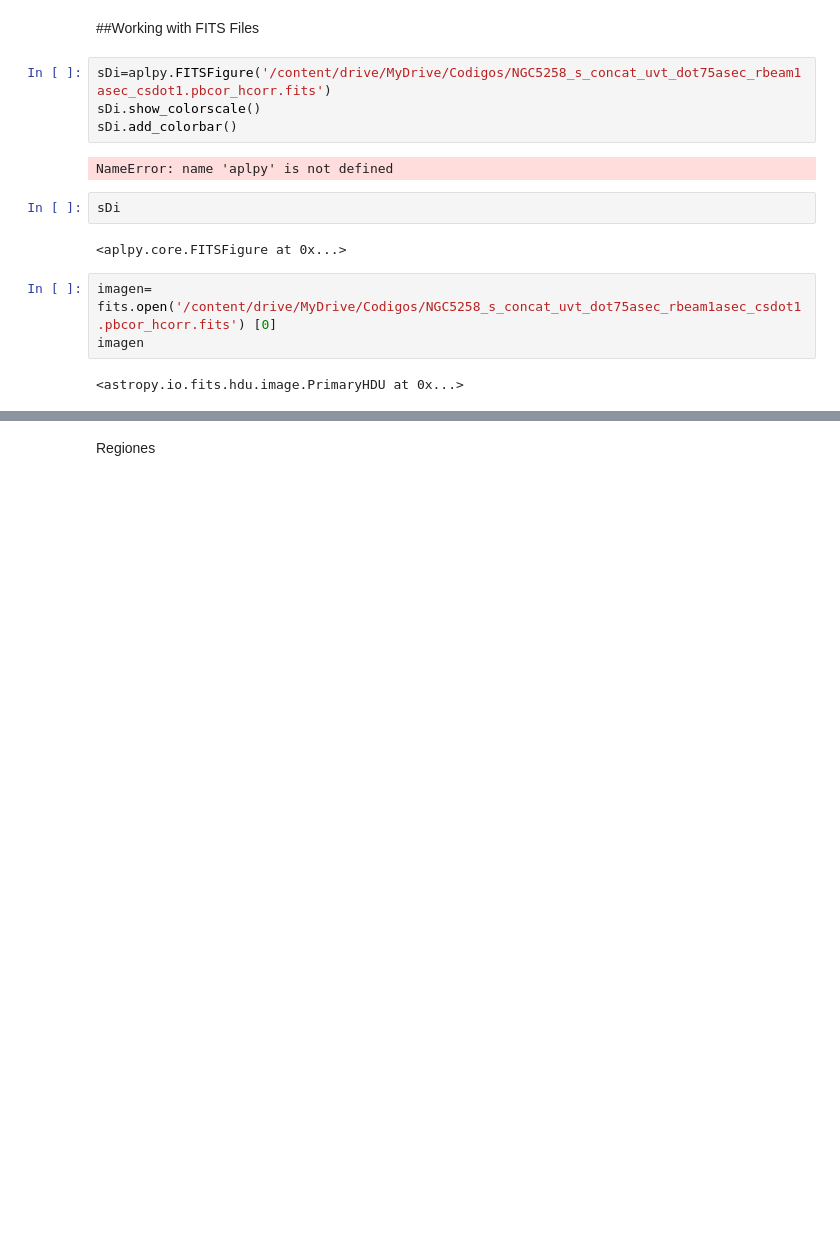
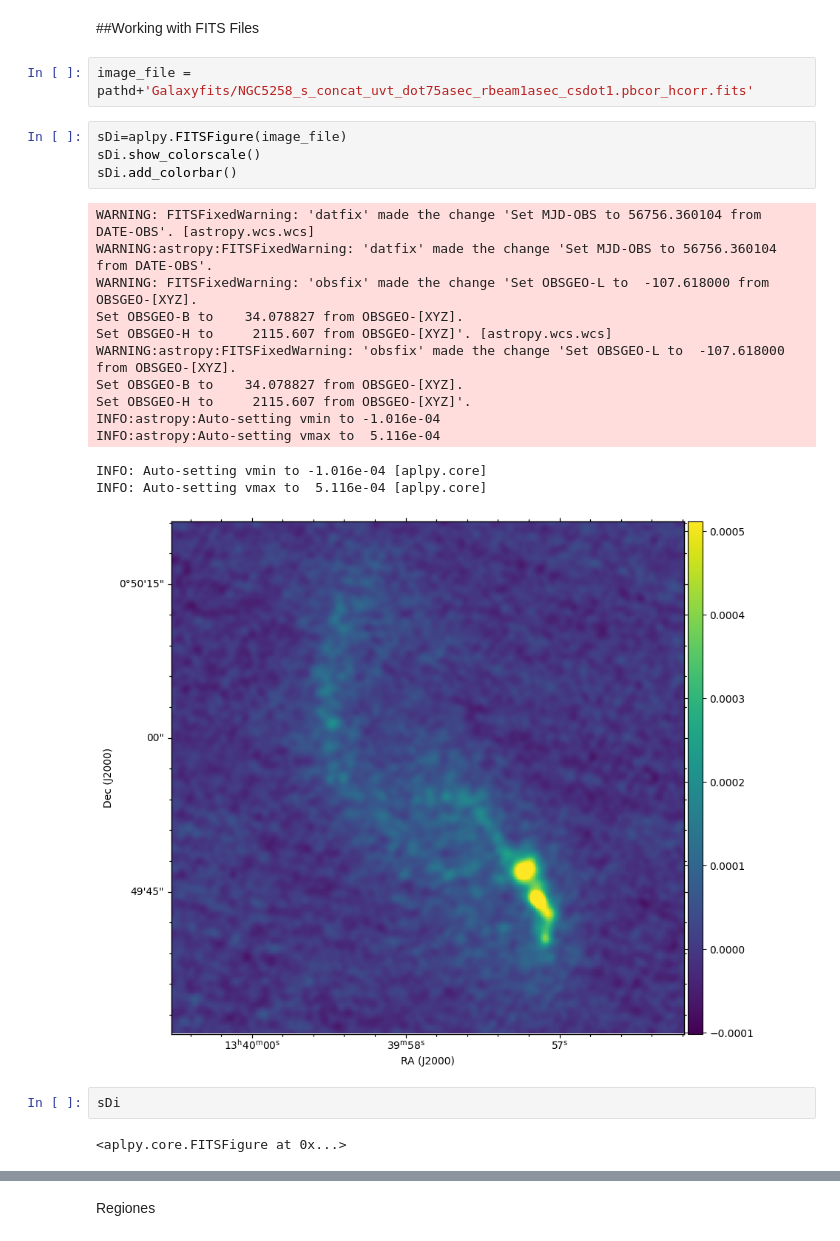
Before and after one commit to danielvijill/nrao-nine-2024, a Jupyter notebook: NGC5258_tutorial.ipynb, the cells around one changed output, grey strips where cells are left out. Drawn from its saved outputs; the diff is of its cells as text; blank space fills up the shorter version.

```diff
--- a/NGC5258_tutorial.ipynb
+++ b/NGC5258_tutorial.ipynb
@@ -72,18 +57,27 @@ pathd = '/content/drive/MyDrive/Codigos/'
 Mounted at /content/drive
 # %% [markdown]
 ##Working with FITS Files
+# %%
+image_file = pathd+'Galaxyfits/NGC5258_s_concat_uvt_dot75asec_rbeam1asec_csdot1.pbcor_hcorr.fits'
 # %%
-sDi=aplpy.FITSFigure('/content/drive/MyDrive/Codigos/NGC5258_s_concat_uvt_dot75asec_rbeam1asec_csdot1.pbcor_hcorr.fits')
+sDi=aplpy.FITSFigure(image_file)
 sDi.show_colorscale()
 sDi.add_colorbar()
 # %% [output]
-NameError: name 'aplpy' is not defined
+WARNING: FITSFixedWarning: 'datfix' made the change 'Set MJD-OBS to 56756.360104 from DATE-OBS'. [astropy.wcs.wcs]
+WARNING:astropy:FITSFixedWarning: 'datfix' made the change 'Set MJD-OBS to 56756.360104 from DATE-OBS'.
+WARNING: FITSFixedWarning: 'obsfix' made the change 'Set OBSGEO-L to  -107.618000 from OBSGEO-[XYZ].
+Set OBSGEO-B to    34.078827 from OBSGEO-[XYZ].
+Set OBSGEO-H to     2115.607 from OBSGEO-[XYZ]'. [astropy.wcs.wcs]
+WARNING:astropy:FITSFixedWarning: 'obsfix' made the change 'Set OBSGEO-L to  -107.618000 from OBSGEO-[XYZ].
+Set OBSGEO-B to    34.078827 from OBSGEO-[XYZ].
+Set OBSGEO-H to     2115.607 from OBSGEO-[XYZ]'.
+INFO:astropy:Auto-setting vmin to -1.016e-04
+INFO:astropy:Auto-setting vmax to  5.116e-04
+INFO: Auto-setting vmin to -1.016e-04 [aplpy.core]
+INFO: Auto-setting vmax to  5.116e-04 [aplpy.core]
+[figure, added]
 # %%
 sDi
 # %% [output]
 <aplpy.core.FITSFigure at 0x...>
-# %%
-imagen= fits.open('/content/drive/MyDrive/Codigos/NGC5258_s_concat_uvt_dot75asec_rbeam1asec_csdot1.pbcor_hcorr.fits') [0]
-imagen
-# %% [output]
-<astropy.io.fits.hdu.image.PrimaryHDU at 0x...>
```
Also changed, not shown: parts of 12 cells of this notebook.
